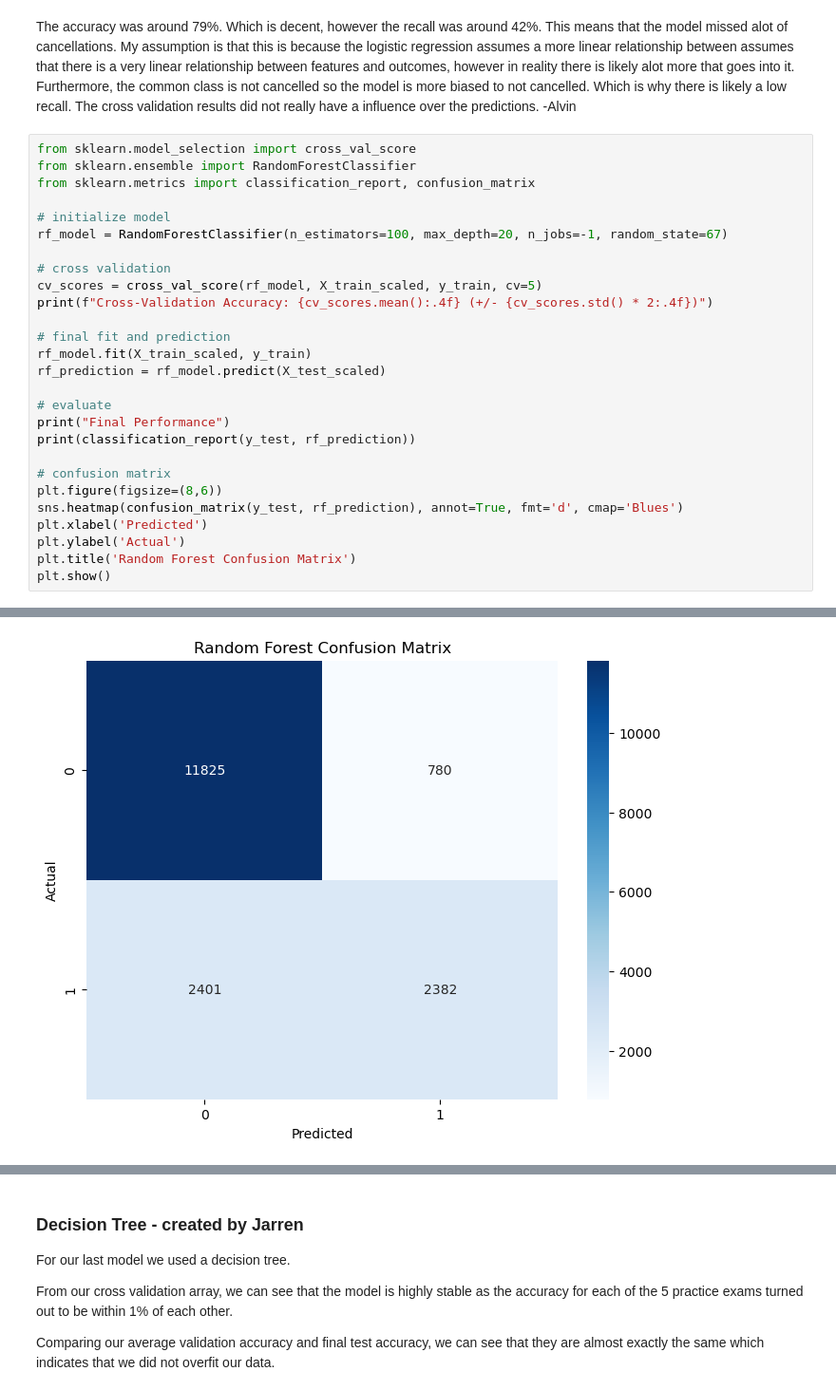
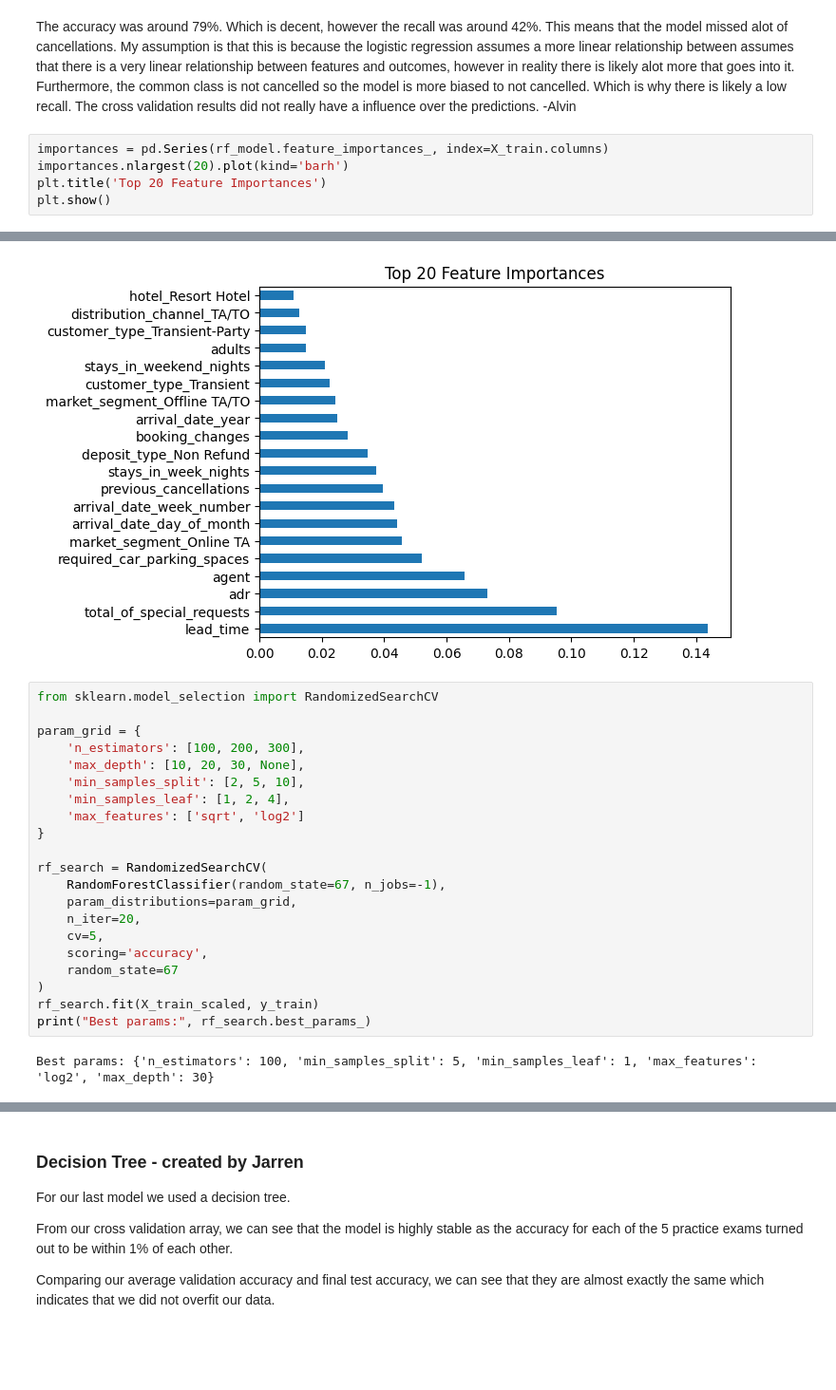
Before and after one commit to AlvinShaoPortfolio/CSE351_Project, a Jupyter notebook: Project.ipynb, the cells around one changed output, grey strips where cells are left out. Shown at 95% size. Drawn from its saved outputs; the diff is of its cells as text; blank space fills up the shorter version.

```diff
--- a/Project.ipynb
+++ b/Project.ipynb
@@ -253,30 +253,8 @@ F1 Score:  0.5235
 # %% [markdown]
 The accuracy was around 79%. Which is decent, however the recall was around 42%. This means that the model missed alot of cancellations. My assumption is that this is because the logistic regression assumes a more linear relationship between assumes that there is a very linear relationship between features and outcomes, however in reality there is likely alot more that goes into it. Furthermore, the common class is not cancelled so the model is more biased to not cancelled. Which is why there is likely a low recall. The cross validation results did not really have a influence over the predictions. -Alvin
 # %%
-from sklearn.model_selection import cross_val_score
-from sklearn.ensemble import RandomForestClassifier
-from sklearn.metrics import classification_report, confusion_matrix
-
-# initialize model
-rf_model = RandomForestClassifier(n_estimators=100, max_depth=20, n_jobs=-1, random_state=67)
-
-# cross validation
-cv_scores = cross_val_score(rf_model, X_train_scaled, y_train, cv=5)
-print(f"Cross-Validation Accuracy: {cv_scores.mean():.4f} (+/- {cv_scores.std() * 2:.4f})")
-
-# final fit and prediction
-rf_model.fit(X_train_scaled, y_train)
-rf_prediction = rf_model.predict(X_test_scaled)
-
-# evaluate
-print("Final Performance")
-print(classification_report(y_test, rf_prediction))
-
-# confusion matrix
-plt.figure(figsize=(8,6))
-sns.heatmap(confusion_matrix(y_test, rf_prediction), annot=True, fmt='d', cmap='Blues')
-plt.xlabel('Predicted')
-plt.ylabel('Actual')
-plt.title('Random Forest Confusion Matrix')
+importances = pd.Series(rf_model.feature_importances_, index=X_train.columns)
+importances.nlargest(20).plot(kind='barh')
+plt.title('Top 20 Feature Importances')
 plt.show()
 # %% [output]
@@ -293 +261,24 @@ weighted avg       0.81      0.82      0.80     17388
-[figure, old version]
+[figure, new version]
+# %%
+from sklearn.model_selection import RandomizedSearchCV
+
+param_grid = {
+    'n_estimators': [100, 200, 300],
+    'max_depth': [10, 20, 30, None],
+    'min_samples_split': [2, 5, 10],
+    'min_samples_leaf': [1, 2, 4],
+    'max_features': ['sqrt', 'log2']
+}
+
+rf_search = RandomizedSearchCV(
+    RandomForestClassifier(random_state=67, n_jobs=-1),
+    param_distributions=param_grid,
+    n_iter=20,
+    cv=5,
+    scoring='accuracy',
+    random_state=67
+)
+rf_search.fit(X_train_scaled, y_train)
+print("Best params:", rf_search.best_params_)
+# %% [output]
+Best params: {'n_estimators': 100, 'min_samples_split': 5, 'min_samples_leaf': 1, 'max_features': 'log2', 'max_depth': 30}
```
Also changed, not shown: parts of 10 cells of this notebook.
